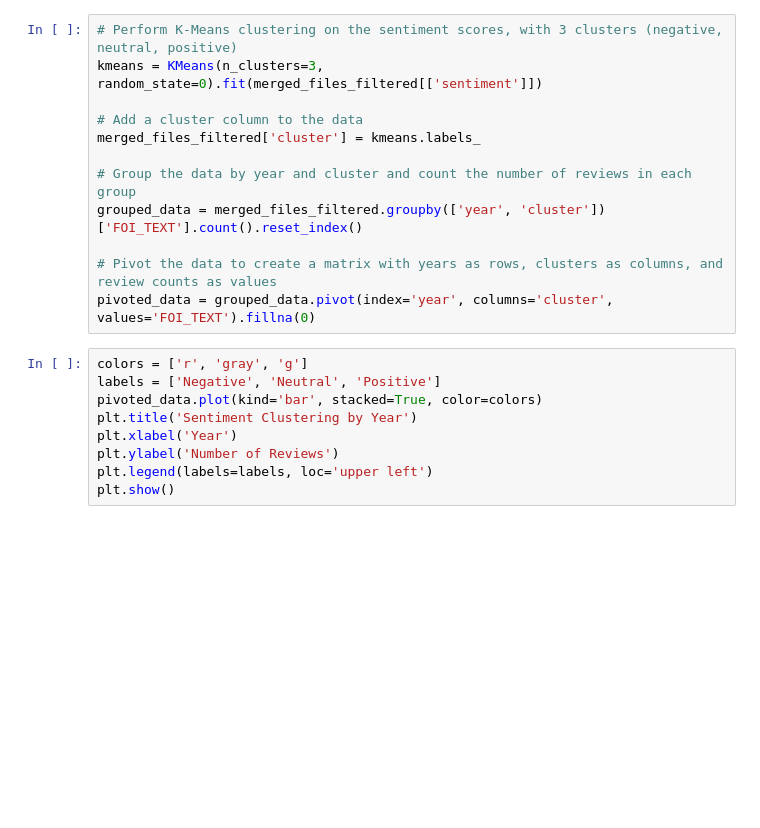
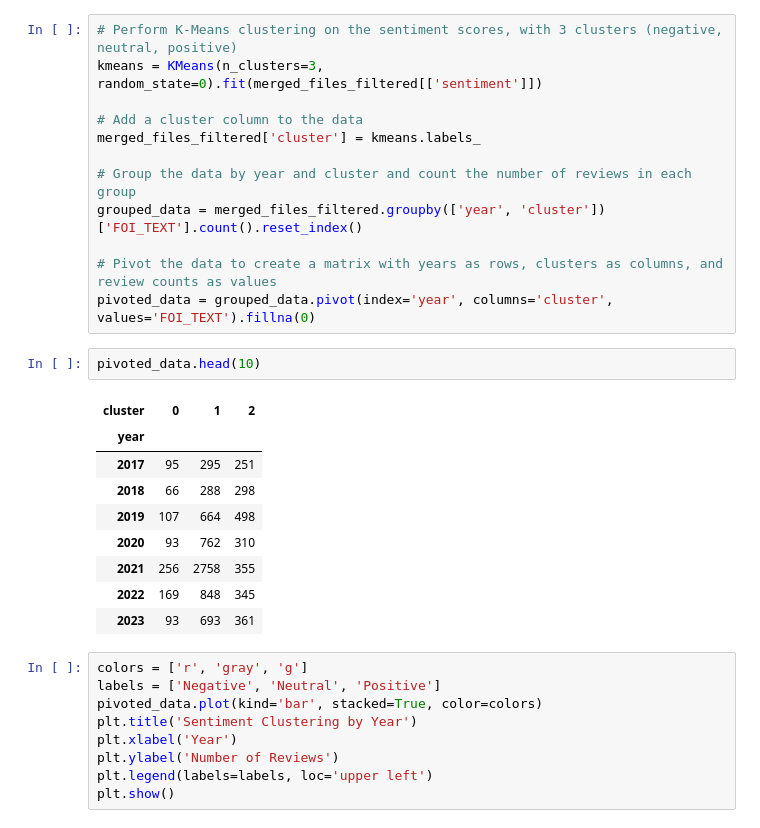
Before and after one commit to KaneZhao/Adverse-Events-in-Female-Stress-Urinary-Incontinence, a Jupyter notebook: Cluster.ipynb, the cells around one changed output. Cells and saved outputs as stored; diff of their text form; blank space fills up the shorter version.

```diff
--- a/Cluster.ipynb
+++ b/Cluster.ipynb
@@ -42,6 +63,18 @@ grouped_data = merged_files_filtered.groupby(['year', 'cluster'])['FOI_TEXT'].co
 
 # Pivot the data to create a matrix with years as rows, clusters as columns, and review counts as values
 pivoted_data = grouped_data.pivot(index='year', columns='cluster', values='FOI_TEXT').fillna(0)
+# %%
+pivoted_data.head(10)
+# %% [output]
+| cluster | 0 | 1 | 2 |
+| year |  |  |  |
+| 2017 | 95 | 295 | 251 |
+| 2018 | 66 | 288 | 298 |
+| 2019 | 107 | 664 | 498 |
+| 2020 | 93 | 762 | 310 |
+| 2021 | 256 | 2758 | 355 |
+| 2022 | 169 | 848 | 345 |
+| 2023 | 93 | 693 | 361 |
 # %%
 colors = ['r', 'gray', 'g']
 labels = ['Negative', 'Neutral', 'Positive']
```
Also changed, not shown: parts of 5 cells of this notebook, 2 other files.
